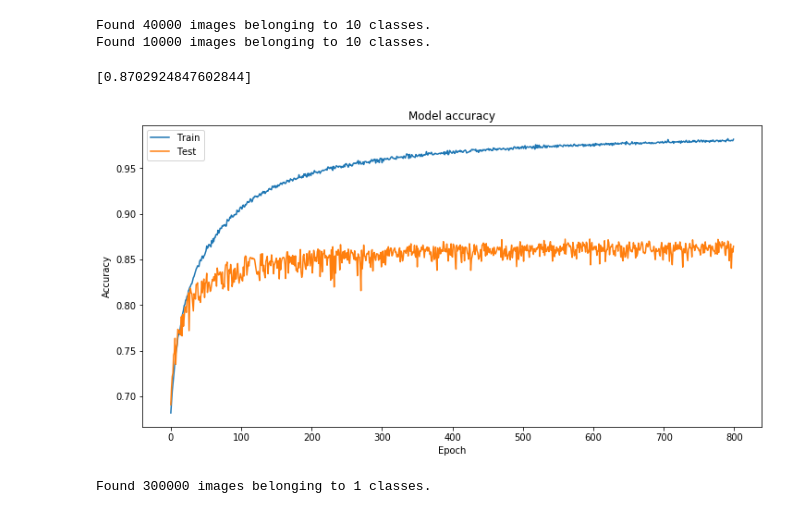
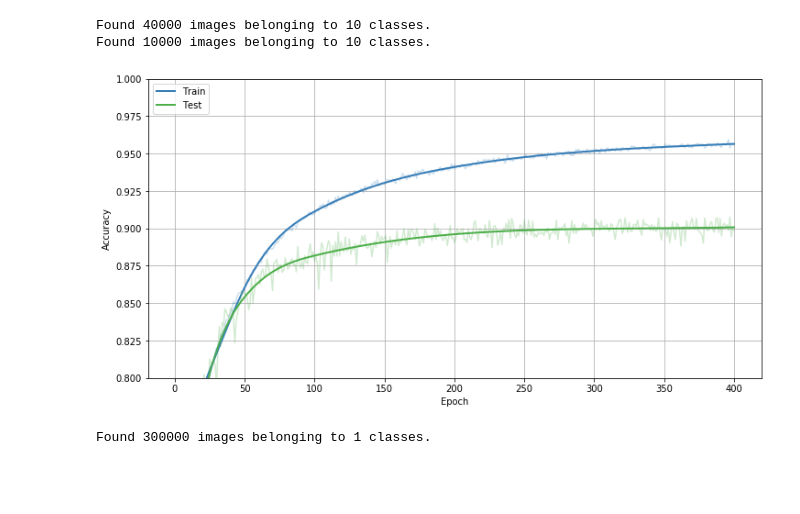
Before and after one commit to rdzanyM/CIFAR-10, a Jupyter notebook: cifar.ipynb, the cells around one changed output. Saved outputs shown, nothing was run; the diff lists cells and outputs as text; code cells hidden in the pictures; blank space fills up the shorter version.

```diff
--- a/cifar.ipynb
+++ b/cifar.ipynb
@@ -194,19 +222,3 @@ history = model.fit(train_data,
                     validation_data=(validation_data, validation_labels))
 # %%
 model.save_weights('top_layer_model.h5')
-# %%
-history.history['val_accuracy'][-16:]
-# %% [output]
-[0.8702924847602844]
-# %%
-f = plt.figure(figsize=(12,6))
-plt.plot(history.history['accuracy'])
-plt.plot(history.history['val_accuracy'])
-plt.title('Model accuracy')
-plt.ylabel('Accuracy')
-plt.xlabel('Epoch')
-plt.legend(['Train', 'Test'], loc='upper left')
-plt.show()
-f.savefig('86.44_5h_batch64(aug_hflip,shift3)_epoch800_[cnv_32x2_64x2]_dns[256]_(batch_normalization).svg', bbox_inches='tight')
-# %% [output]
-[figure, removed]
@@ -216,0 +225,28 @@ model.load_weights('87.03_5h_batch64(aug_hflip,shift3)_epoch800+2_[cnv_32x2_64x2
+# %%
+from scipy.interpolate import UnivariateSpline
+
+f = plt.figure(figsize=(12,6))
+
+x = range(1, 401)
+y1 = history.history['accuracy']
+y2 = history.history['val_accuracy']
+
+xs = np.linspace(1, 400, 1000)
+y1s = UnivariateSpline(x, y1, s=0.01)(xs)
+y2s = UnivariateSpline(x, y2, s=0.02)(xs)
+
+plt.plot(xs, y1s, color='#377eb8', linewidth=2.0)
+plt.plot(xs, y2s, color='#4daf4a', linewidth=2.0)
+plt.plot(x, y1, color='#377eb840')
+plt.plot(x, y2, color='#4daf4a40')
+plt.ylabel('Accuracy')
+plt.xlabel('Epoch')
+plt.legend(['Train', 'Test'], loc='upper left')
+plt.ylim(0.8, 1)
+plt.grid()
+plt.show()
+
+
+#f.savefig('90.71_2h_batch64_epoch200_2x32_2x64_3x128_3x256_512_l24e-4.svg', bbox_inches='tight')
+# %% [output]
+[figure, added]
```
Also changed, not shown: parts of 15 cells of this notebook, 6 other files.
